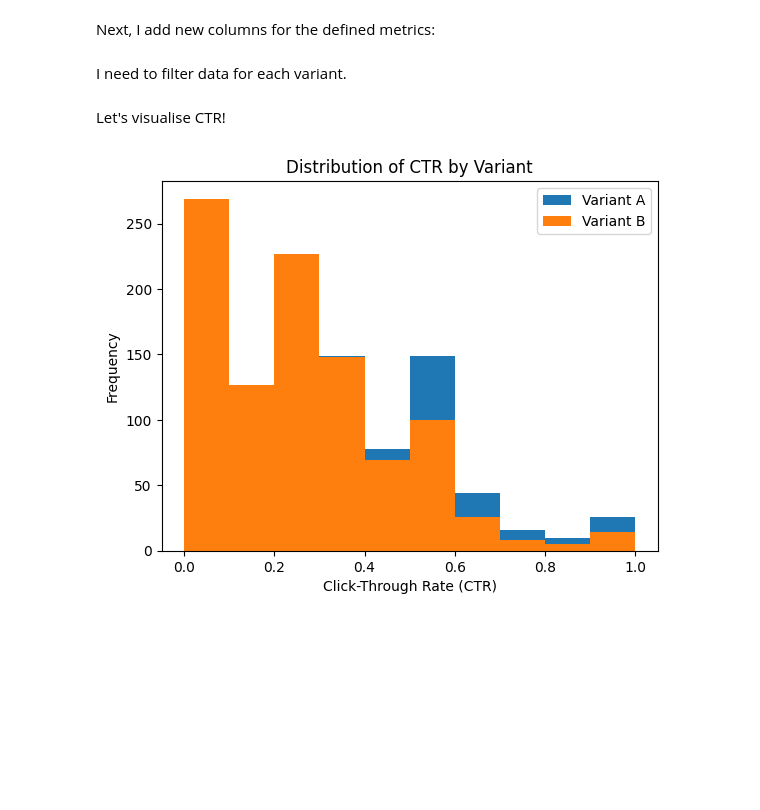
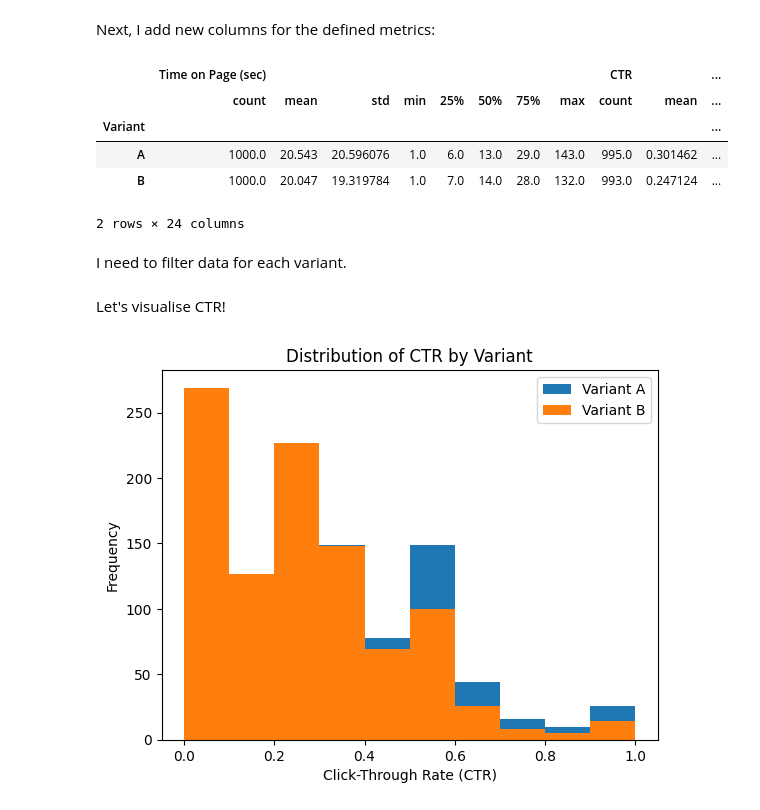
Before and after one commit to Kalpayam/Assessment, a Jupyter notebook: stats_assessment.ipynb, the cells around one changed output. Saved outputs shown, nothing was run; the diff lists cells and outputs as text; code cells hidden in the pictures; blank space fills up the shorter version.

```diff
--- a/stats_assessment.ipynb
+++ b/stats_assessment.ipynb
@@ -12,6 +20,15 @@ Next, I add new columns for the defined metrics:
 data["CTR"] = data["Clicks on media"] / data["Number of page views"]
 # %%
 data["Conversion rate"] = data["Number of add to cart"] / data["Number of page views"]
+# %%
+data.groupby('Variant')[['Time on Page (sec)', 'CTR', 'Conversion rate']].describe()
+# %% [output]
+|  | Time on Page (sec) |  |  |  |  |  |  |  | CTR |  | ... |
+|  | count | mean | std | min | 25% | 50% | 75% | max | count | mean | ... |
+| Variant |  |  |  |  |  |  |  |  |  |  | ... |
+| A | 1000.0 | 20.543 | 20.596076 | 1.0 | 6.0 | 13.0 | 29.0 | 143.0 | 995.0 | 0.301462 | ... |
+| B | 1000.0 | 20.047 | 19.319784 | 1.0 | 7.0 | 14.0 | 28.0 | 132.0 | 993.0 | 0.247124 | ... |
+2 rows × 24 columns
 # %% [markdown]
 I need to filter data for each variant.
 # %%
```
Also changed, not shown: parts of 7 cells of this notebook.
